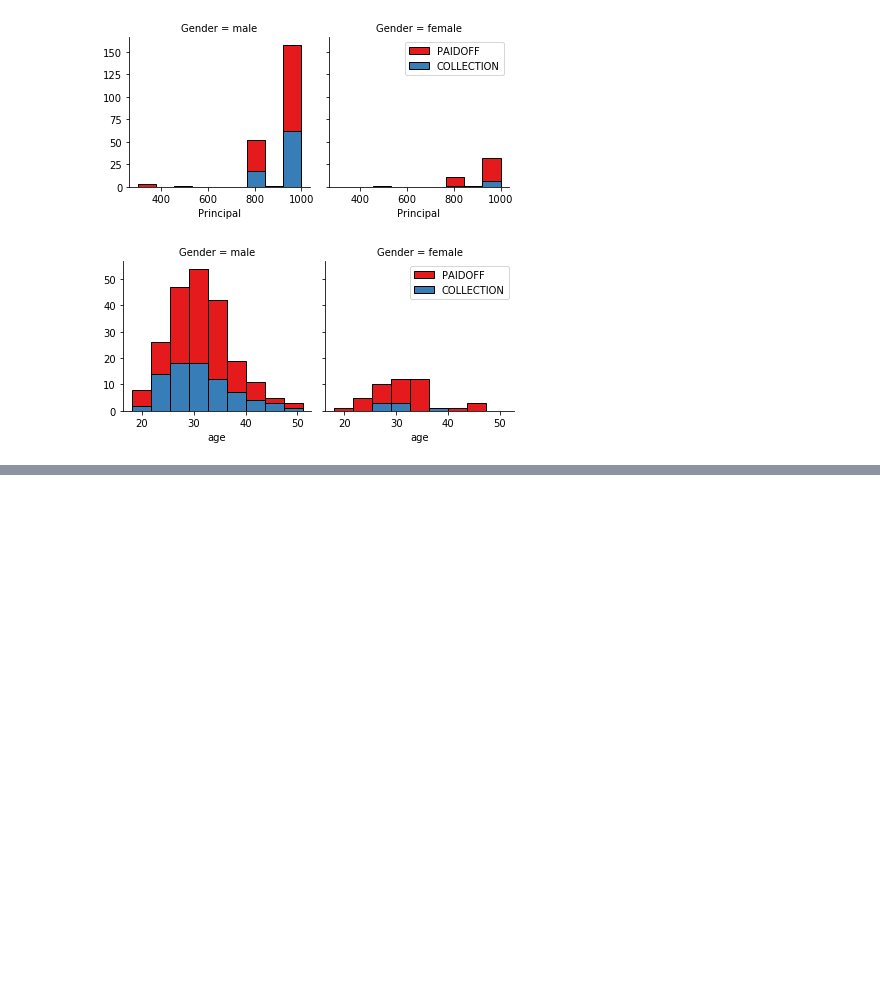
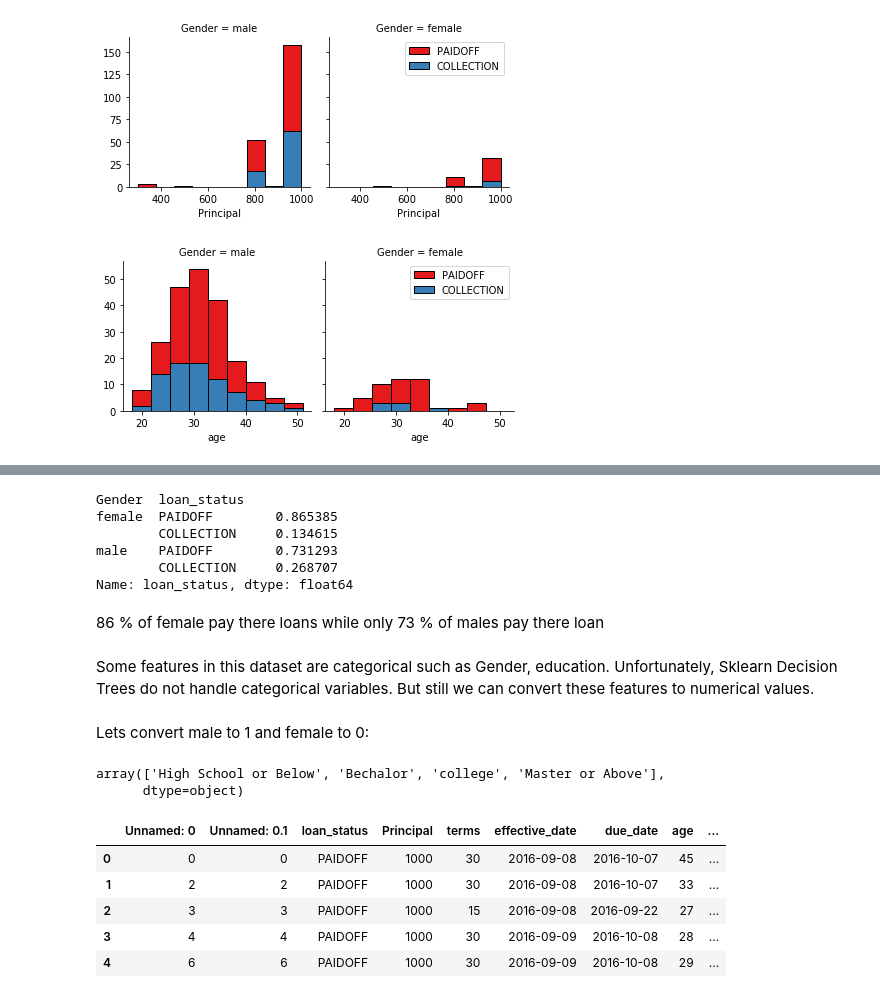
Before and after one commit to aitezazakhtar/LoanClassifier, a Jupyter notebook: LoanClassifier.ipynb, the cells around one changed output, grey strips where cells are left out. Cells and saved outputs as stored; diff of their text form; code cells hidden in the pictures; blank space fills up the shorter version.

```diff
--- a/LoanClassifier.ipynb
+++ b/LoanClassifier.ipynb
@@ -117,0 +162,15 @@ plt.show()
+# %%
+df.groupby('Gender')['loan_status'].value_counts(normalize=True)
+# %% [output]
+Gender  loan_status
+female  PAIDOFF        0.865385
+        COLLECTION     0.134615
+male    PAIDOFF        0.731293
+        COLLECTION     0.268707
+Name: loan_status, dtype: float64
+# %% [markdown]
+86 % of female pay there loans while only 73 % of males pay there loan
+# %% [markdown]
+Some features in this dataset are categorical such as Gender, education. Unfortunately, Sklearn Decision Trees do not handle categorical variables. But still we can convert these features to numerical values.
+# %% [markdown]
+Lets convert male to 1 and female to 0:
@@ -117,0 +179,22 @@ plt.show()
+# %%
+gender = LabelEncoder()
+gender.fit(['male','female'])
+df.iloc[:,9] = gender.transform(df.iloc[:,9])
+# %%
+df['education'].unique()
+# %% [output]
+array(['High School or Below', 'Bechalor', 'college', 'Master or Above'],
+      dtype=object)
+# %%
+education = LabelEncoder()
+education.fit(['High School or Below','Bechalor','college','Master or Above'])
+df.iloc[:,8] = education.transform(df.iloc[:,8])
+# %%
+df.head()
+# %% [output]
+|  | Unnamed: 0 | Unnamed: 0.1 | loan_status | Principal | terms | effective_date | due_date | age | ... |
+| 0 | 0 | 0 | PAIDOFF | 1000 | 30 | 2016-09-08 | 2016-10-07 | 45 | ... |
+| 1 | 2 | 2 | PAIDOFF | 1000 | 30 | 2016-09-08 | 2016-10-07 | 33 | ... |
+| 2 | 3 | 3 | PAIDOFF | 1000 | 15 | 2016-09-08 | 2016-09-22 | 27 | ... |
+| 3 | 4 | 4 | PAIDOFF | 1000 | 30 | 2016-09-09 | 2016-10-08 | 28 | ... |
+| 4 | 6 | 6 | PAIDOFF | 1000 | 30 | 2016-09-09 | 2016-10-08 | 29 | ... |
```
Also changed, not shown: parts of 8 cells of this notebook.
